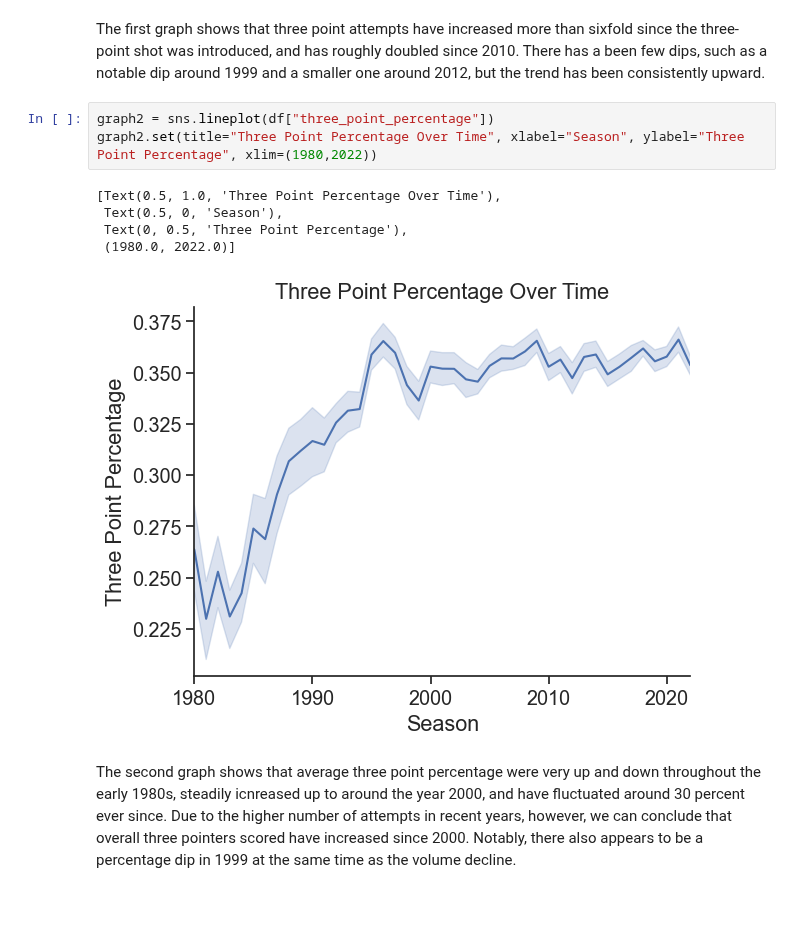
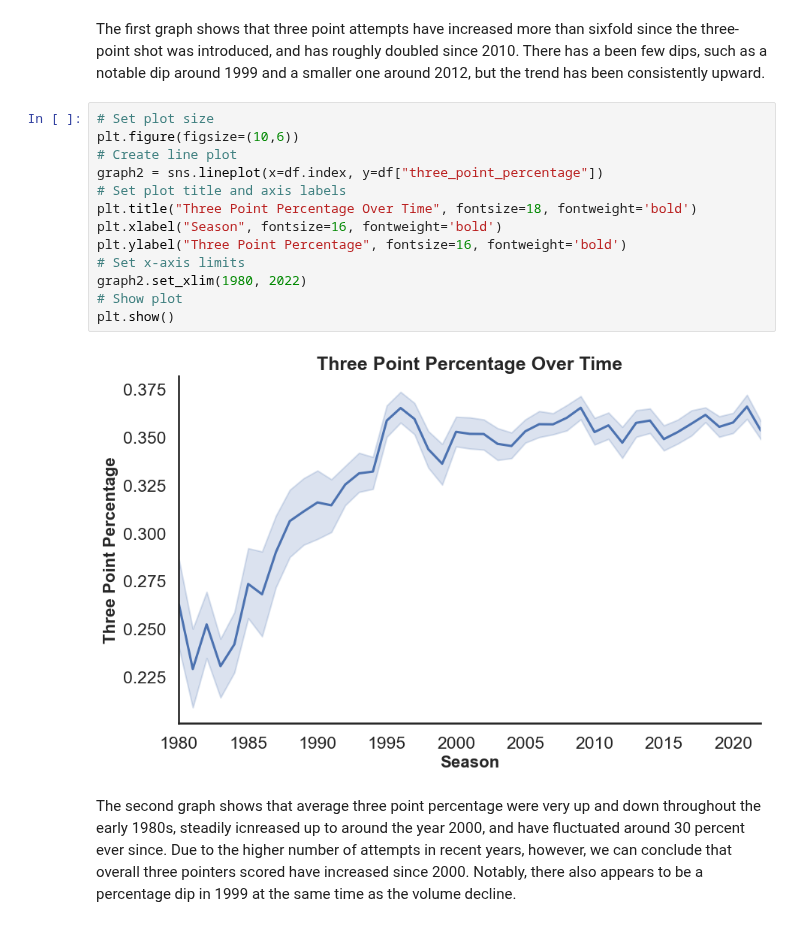
Before and after one commit to ubco-W2022T2-data301/project-group-group-23, a Jupyter notebook: analysis/analysis2.ipynb, the cells around one changed output. Drawn from its saved outputs; the diff is of its cells as text.

```diff
--- a/analysis/analysis2.ipynb
+++ b/analysis/analysis2.ipynb
@@ -27,14 +36,20 @@ graph1.set(title="Increase in Three-Point Attempts over Time", xlabel="Season",
 # %% [markdown]
 The first graph shows that three point attempts have increased more than sixfold since the three-point shot was introduced, and has roughly doubled since 2010. There has a been few dips, such as a notable dip around 1999 and  a smaller one around 2012, but the trend has been consistently upward.
-# %%
-graph2 = sns.lineplot(df["three_point_percentage"])
-graph2.set(title="Three Point Percentage Over Time", xlabel="Season", ylabel="Three Point Percentage", xlim=(1980,2022))
-# %% [output]
-[Text(0.5, 1.0, 'Three Point Percentage Over Time'),
- Text(0.5, 0, 'Season'),
- Text(0, 0.5, 'Three Point Percentage'),
- (1980.0, 2022.0)]
-[figure, removed]
+# %%
+# Set plot size
+plt.figure(figsize=(10,6))
+# Create line plot
+graph2 = sns.lineplot(x=df.index, y=df["three_point_percentage"])
+# Set plot title and axis labels
+plt.title("Three Point Percentage Over Time", fontsize=18, fontweight='bold')
+plt.xlabel("Season", fontsize=16, fontweight='bold')
+plt.ylabel("Three Point Percentage", fontsize=16, fontweight='bold')
+# Set x-axis limits
+graph2.set_xlim(1980, 2022)
+# Show plot
+plt.show()
+# %% [output]
+[figure, added]
 # %% [markdown]
 The second graph shows that average three point percentage were very up and down throughout the early 1980s, steadily icnreased up to around the year 2000, and have fluctuated around 30 percent ever since. Due to the higher number of attempts in recent years, however, we can conclude that overall three pointers scored have increased since 2000. Notably, there also appears to be a percentage dip in 1999 at the same time as the volume decline.
 # %%
```
Also changed, not shown: parts of 6 cells of this notebook, 1 other file.
